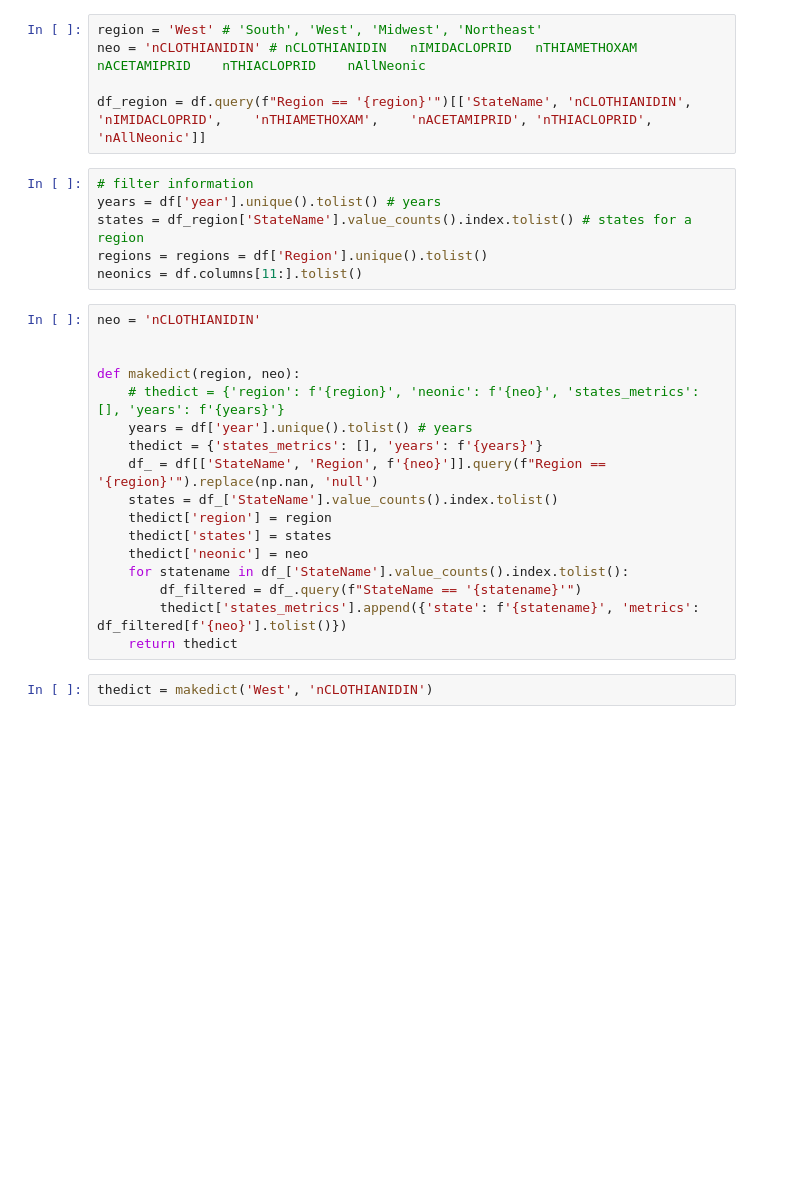
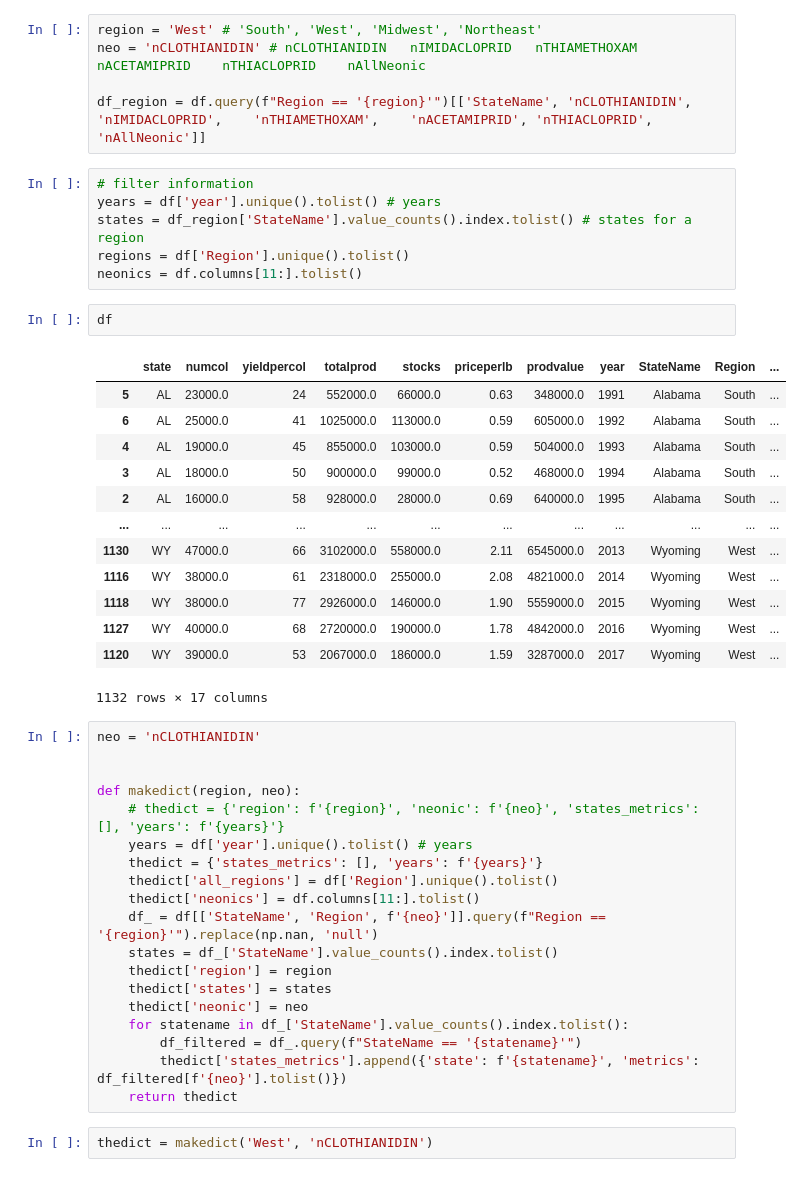
Before and after one commit to caesarorz/bees-neonics, a Jupyter notebook: final.ipynb, the cells around one changed output. Drawn from its saved outputs; the diff is of its cells as text; blank space fills up the shorter version.

Commit message:
Add regions - neonics columns to generate filters in static website

```diff
--- a/final.ipynb
+++ b/final.ipynb
@@ -402,8 +402,24 @@ df_region = df.query(f"Region == '{region}'")[['StateName', 'nCLOTHIANIDIN',	'nI
 # filter information
 years = df['year'].unique().tolist() # years
 states = df_region['StateName'].value_counts().index.tolist() # states for a region
-regions = regions = df['Region'].unique().tolist()
+regions = df['Region'].unique().tolist()
 neonics = df.columns[11:].tolist()
+# %%
+df
+# %% [output]
+|  | state | numcol | yieldpercol | totalprod | stocks | priceperlb | prodvalue | year | StateName | Region | ... |
+| 5 | AL | 23000.0 | 24 | 552000.0 | 66000.0 | 0.63 | 348000.0 | 1991 | Alabama | South | ... |
+| 6 | AL | 25000.0 | 41 | 1025000.0 | 113000.0 | 0.59 | 605000.0 | 1992 | Alabama | South | ... |
+| 4 | AL | 19000.0 | 45 | 855000.0 | 103000.0 | 0.59 | 504000.0 | 1993 | Alabama | South | ... |
+| 3 | AL | 18000.0 | 50 | 900000.0 | 99000.0 | 0.52 | 468000.0 | 1994 | Alabama | South | ... |
+| 2 | AL | 16000.0 | 58 | 928000.0 | 28000.0 | 0.69 | 640000.0 | 1995 | Alabama | South | ... |
+| ... | ... | ... | ... | ... | ... | ... | ... | ... | ... | ... | ... |
+| 1130 | WY | 47000.0 | 66 | 3102000.0 | 558000.0 | 2.11 | 6545000.0 | 2013 | Wyoming | West | ... |
+| 1116 | WY | 38000.0 | 61 | 2318000.0 | 255000.0 | 2.08 | 4821000.0 | 2014 | Wyoming | West | ... |
+| 1118 | WY | 38000.0 | 77 | 2926000.0 | 146000.0 | 1.90 | 5559000.0 | 2015 | Wyoming | West | ... |
+| 1127 | WY | 40000.0 | 68 | 2720000.0 | 190000.0 | 1.78 | 4842000.0 | 2016 | Wyoming | West | ... |
+| 1120 | WY | 39000.0 | 53 | 2067000.0 | 186000.0 | 1.59 | 3287000.0 | 2017 | Wyoming | West | ... |
+1132 rows × 17 columns
 # %%
 neo = 'nCLOTHIANIDIN'
 
@@ -412,6 +428,8 @@ def makedict(region, neo):
     # thedict = {'region': f'{region}', 'neonic': f'{neo}', 'states_metrics': [], 'years': f'{years}'}
     years = df['year'].unique().tolist() # years
     thedict = {'states_metrics': [], 'years': f'{years}'}
+    thedict['all_regions'] = df['Region'].unique().tolist()
+    thedict['neonics'] = df.columns[11:].tolist()
     df_ = df[['StateName', 'Region', f'{neo}']].query(f"Region == '{region}'").replace(np.nan, 'null')
     states = df_['StateName'].value_counts().index.tolist()
     thedict['region'] = region
```
Also changed, not shown: 4 other files.
